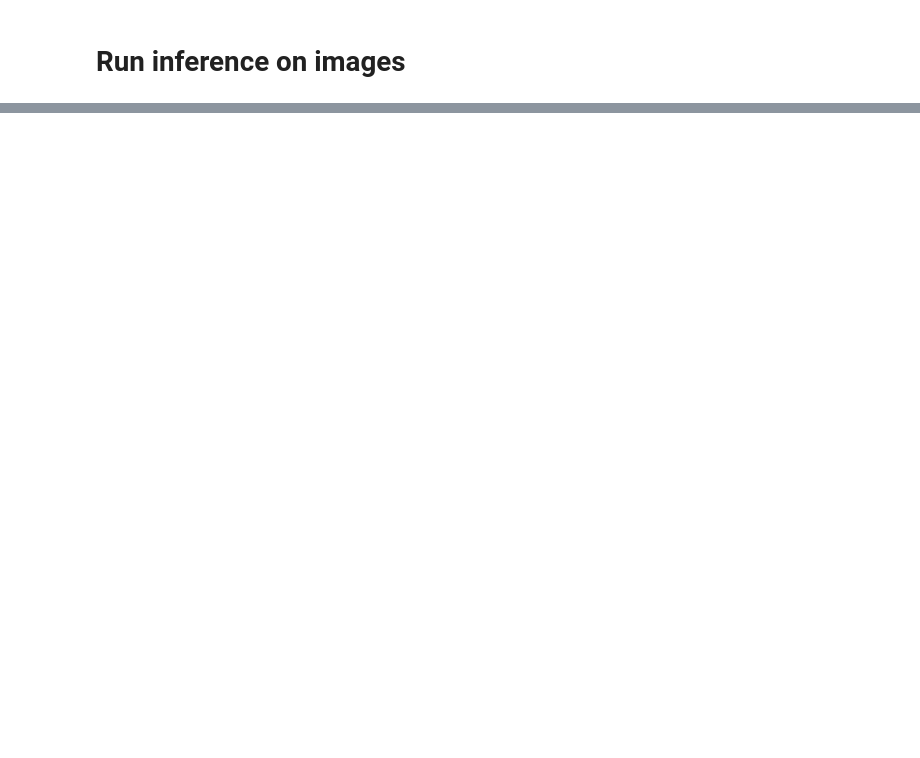
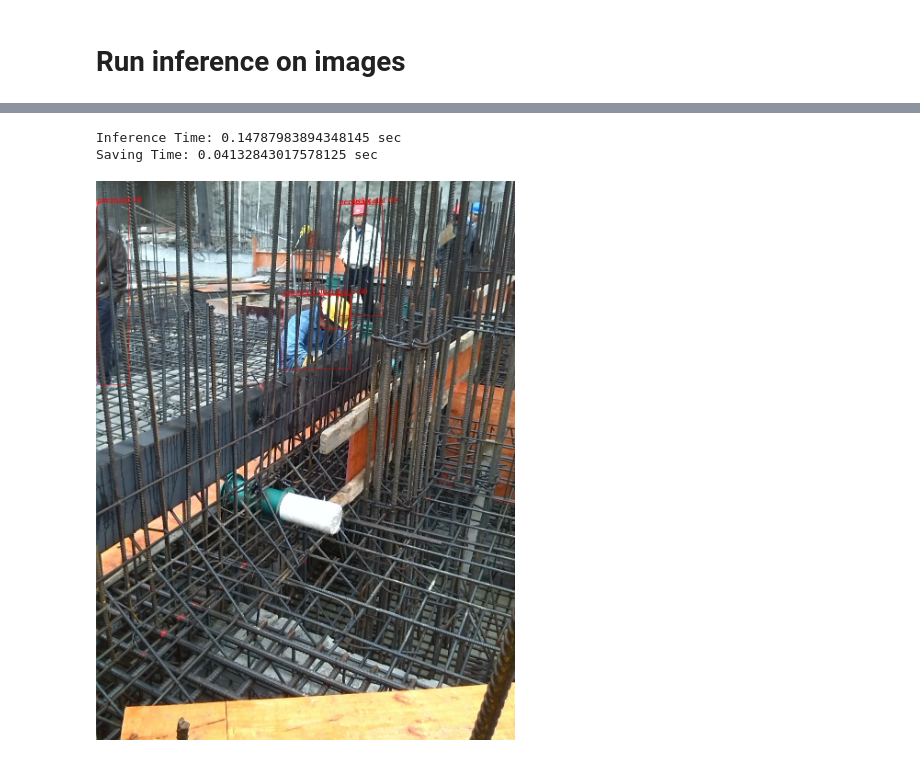
Before and after one commit to minurasam/Protective-gear---helmet-and-vest-detection, a Jupyter notebook: Protective_gear_helmet_and_vest_detection.ipynb, the cells around one changed output, grey strips where cells are left out. Saved outputs shown, nothing was run; the diff lists cells and outputs as text; code cells hidden in the pictures; blank space fills up the shorter version.

```diff
--- a/Protective_gear_helmet_and_vest_detection.ipynb
+++ b/Protective_gear_helmet_and_vest_detection.ipynb
@@ -769,7 +826,11 @@ Image(filename='result.jpg', width=490, height=640)
 # %%
-result = gtf.Predict(img_path="dataset/test/images/" + img_list[2],
+result = gtf.Predict(img_path="dataset/test/images/" + img_list[7],
            out_img_path="result.jpg",
            thresh=0.3);
 
 from IPython.display import Image
 Image(filename='result.jpg', width=490, height=640)
+# %% [output]
+Inference Time: 0.14787983894348145 sec
+Saving Time: 0.04132843017578125 sec
+[figure, added]
```
Also changed, not shown: parts of 20 cells of this notebook.
